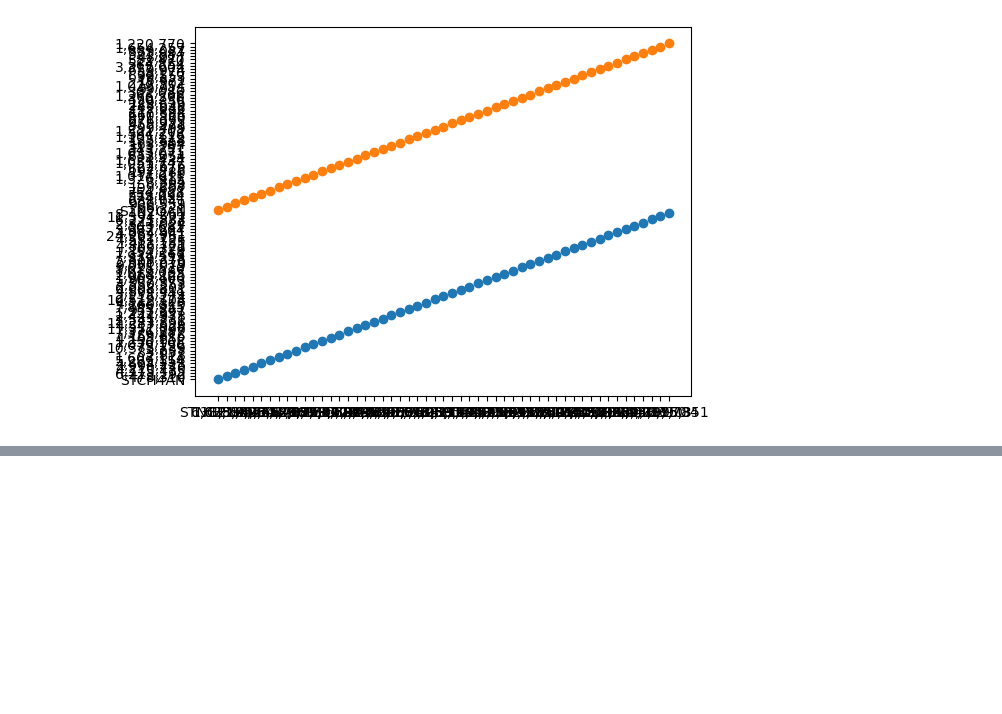
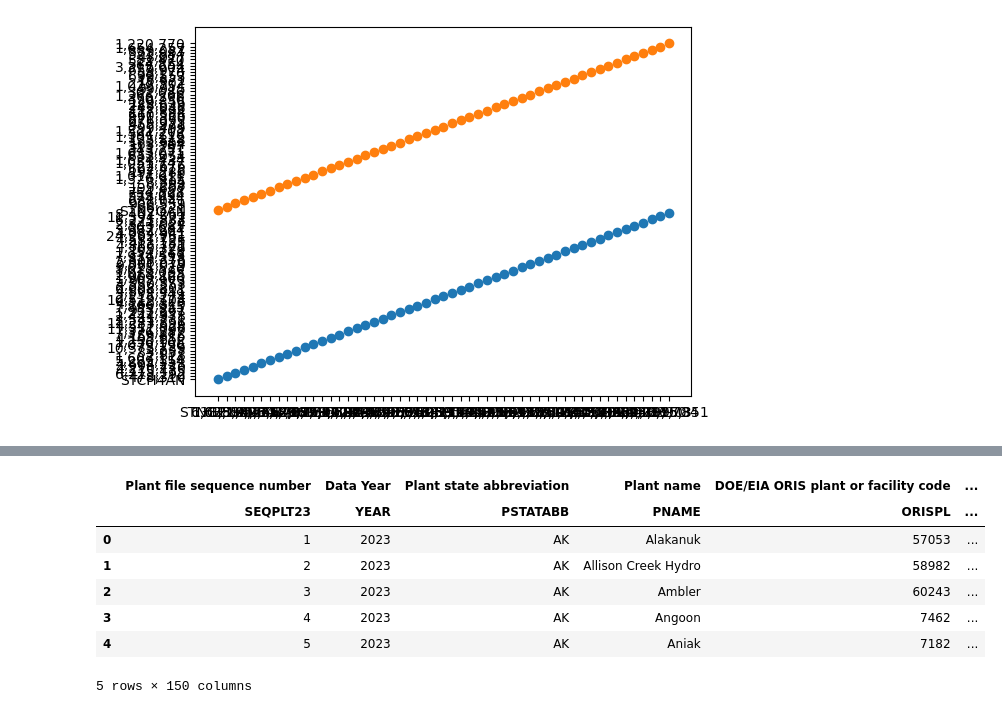
Before and after one commit to reilyfairchild/Data102_Final_Project, a Jupyter notebook: dataset_3_EDA.ipynb, the cells around one changed output, grey strips where cells are left out. Saved outputs shown, nothing was run; the diff lists cells and outputs as text; code cells hidden in the pictures; blank space fills up the shorter version.

```diff
--- a/dataset_3_EDA.ipynb
+++ b/dataset_3_EDA.ipynb
@@ -66,0 +108,12 @@ plt.scatter(egrid2023['State annual net generation (MWh)'], egrid2023['State ann
+# %%
+egrid_plant = pd.read_csv("data/egrid2023_plant.csv", header=[0,1])
+egrid_plant.head()
+# %% [output]
+|  | Plant file sequence number | Data Year | Plant state abbreviation | Plant name | DOE/EIA ORIS plant or facility code | ... |
+|  | SEQPLT23 | YEAR | PSTATABB | PNAME | ORISPL | ... |
+| 0 | 1 | 2023 | AK | Alakanuk | 57053 | ... |
+| 1 | 2 | 2023 | AK | Allison Creek Hydro | 58982 | ... |
+| 2 | 3 | 2023 | AK | Ambler | 60243 | ... |
+| 3 | 4 | 2023 | AK | Angoon | 7462 | ... |
+| 4 | 5 | 2023 | AK | Aniak | 7182 | ... |
+5 rows × 150 columns
```
Also changed, not shown: parts of 4 cells of this notebook.
